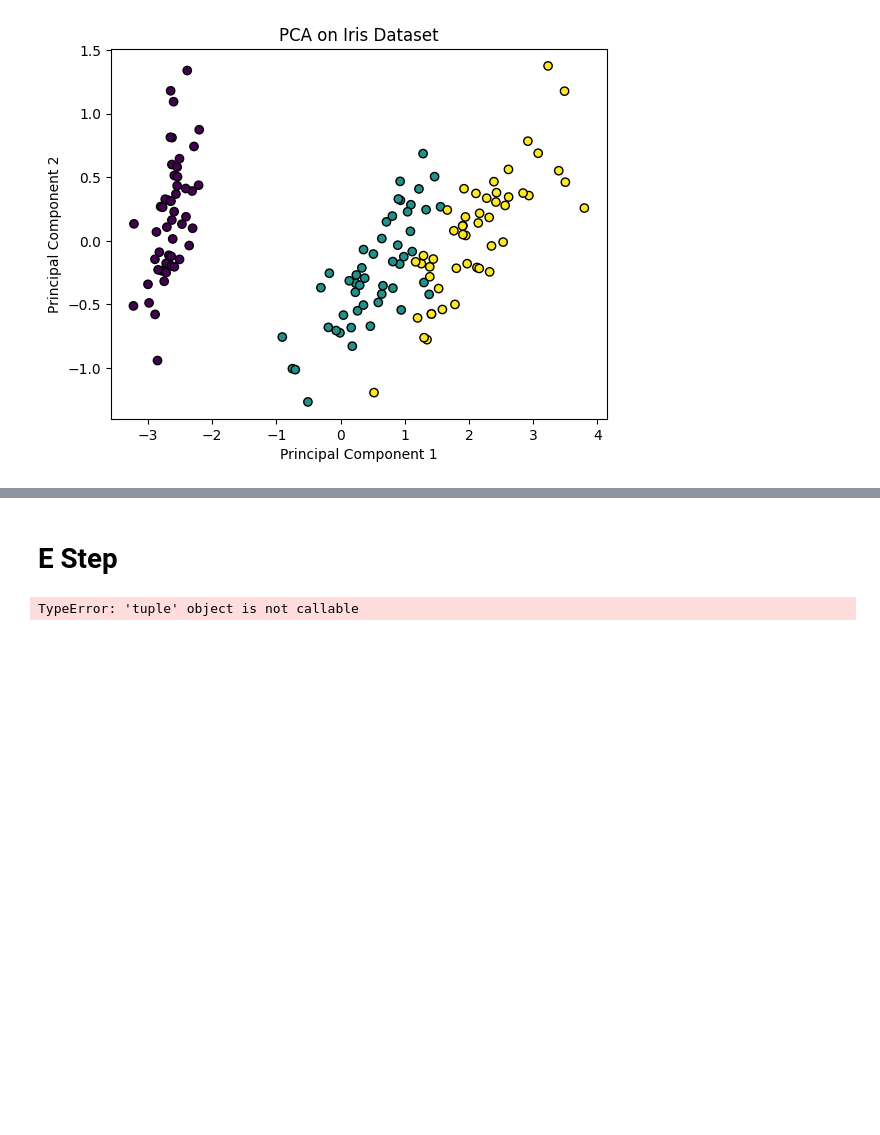
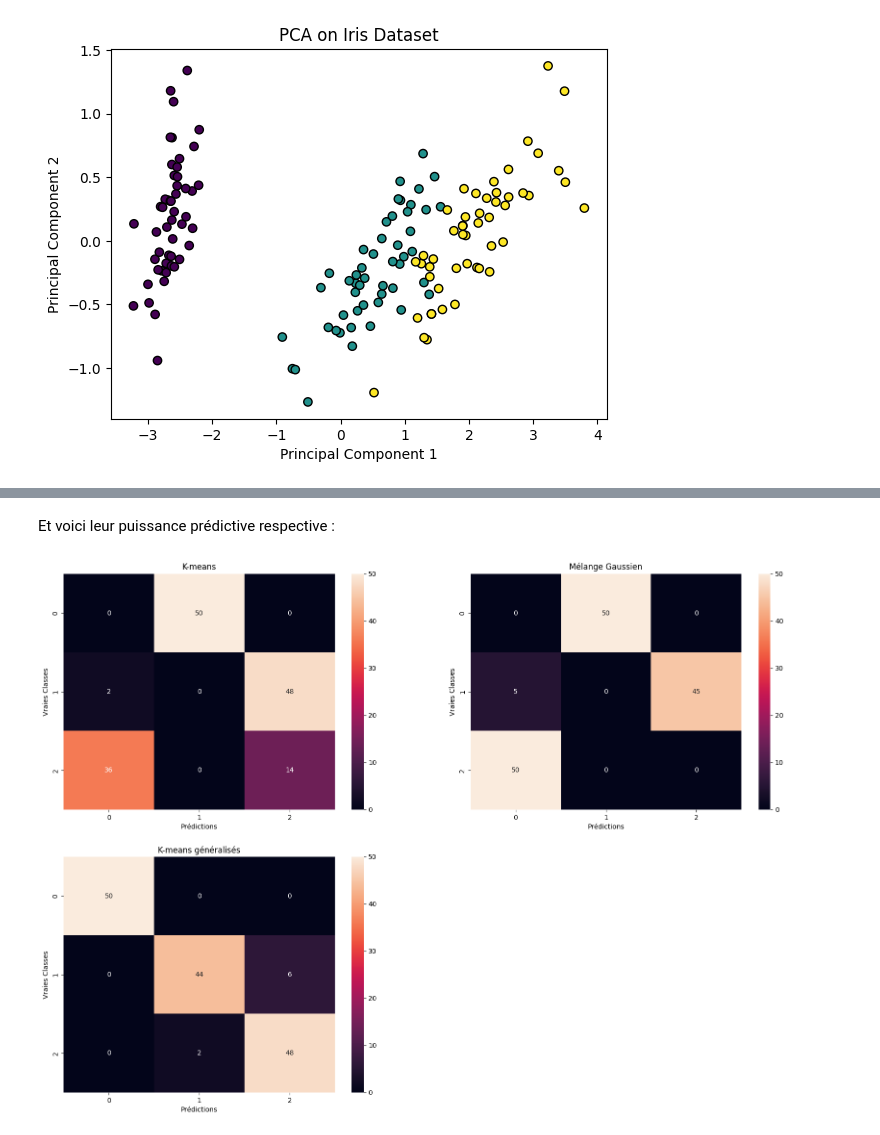
Before and after one commit to NoahKWM/ANDO, a Jupyter notebook: projet_ando.ipynb, the cells around one changed output, grey strips where cells are left out. Drawn from its saved outputs; the diff is of its cells as text; code cells hidden in the pictures; blank space fills up the shorter version.

```diff
--- a/projet_ando.ipynb
+++ b/projet_ando.ipynb
@@ -557,2 +428,0 @@ criteria = 10**(-6)
-# %% [markdown]
-# E Step
@@ -580,5 +429,32 @@ def EM(mu1_list, mu2_list, sigma1_list, sigma2_list, pi1_list, Q, mixture):
-# %%
-EM = EM(mu1_list, mu2_list, sigma1_list, sigma2_list, pi1_list, Q, mixture)
-print("Il y a convergence: mu1 = {}, mu2 = {}, sigma1 = {}, sigma2 = {}, pi1 = {}".format(EM[0], EM[1], EM[2], EM[3], EM[4]))
-# %% [output]
-TypeError: 'tuple' object is not callable
+# %% [markdown]
+Et voici leur puissance prédictive respective :
+# %%
+# Calculer la matrice de confusion
+matrice_confusion_kmeans = confusion_matrix(iris.target, kmeans_labels)
+matrice_confusion_gmm = confusion_matrix(iris.target, gmm_labels)
+matrice_confusion_kmeans_generalises = confusion_matrix(iris.target, classes)
+
+
+plt.figure(figsize=(20, 14))
+
+plt.subplot(2, 2, 1)
+sns.heatmap(matrice_confusion_kmeans, annot=True, fmt="d")
+plt.title('K-means')
+plt.xlabel('Prédictions')
+plt.ylabel('Vraies Classes')
+
+plt.subplot(2, 2, 2)
+sns.heatmap(matrice_confusion_gmm, annot=True, fmt="d")
+plt.title('Mélange Gaussien')
+plt.xlabel('Prédictions')
+plt.ylabel('Vraies Classes')
+
+plt.subplot(2, 2, 3)
+sns.heatmap(matrice_confusion_kmeans_generalises, annot=True, fmt="d")
+plt.title('K-means généralisés')
+plt.xlabel('Prédictions')
+plt.ylabel('Vraies Classes')
+
+plt.show()
+# %% [output]
+[figure, added]
```
Also changed, not shown: parts of 24 cells of this notebook, 1 other file.
